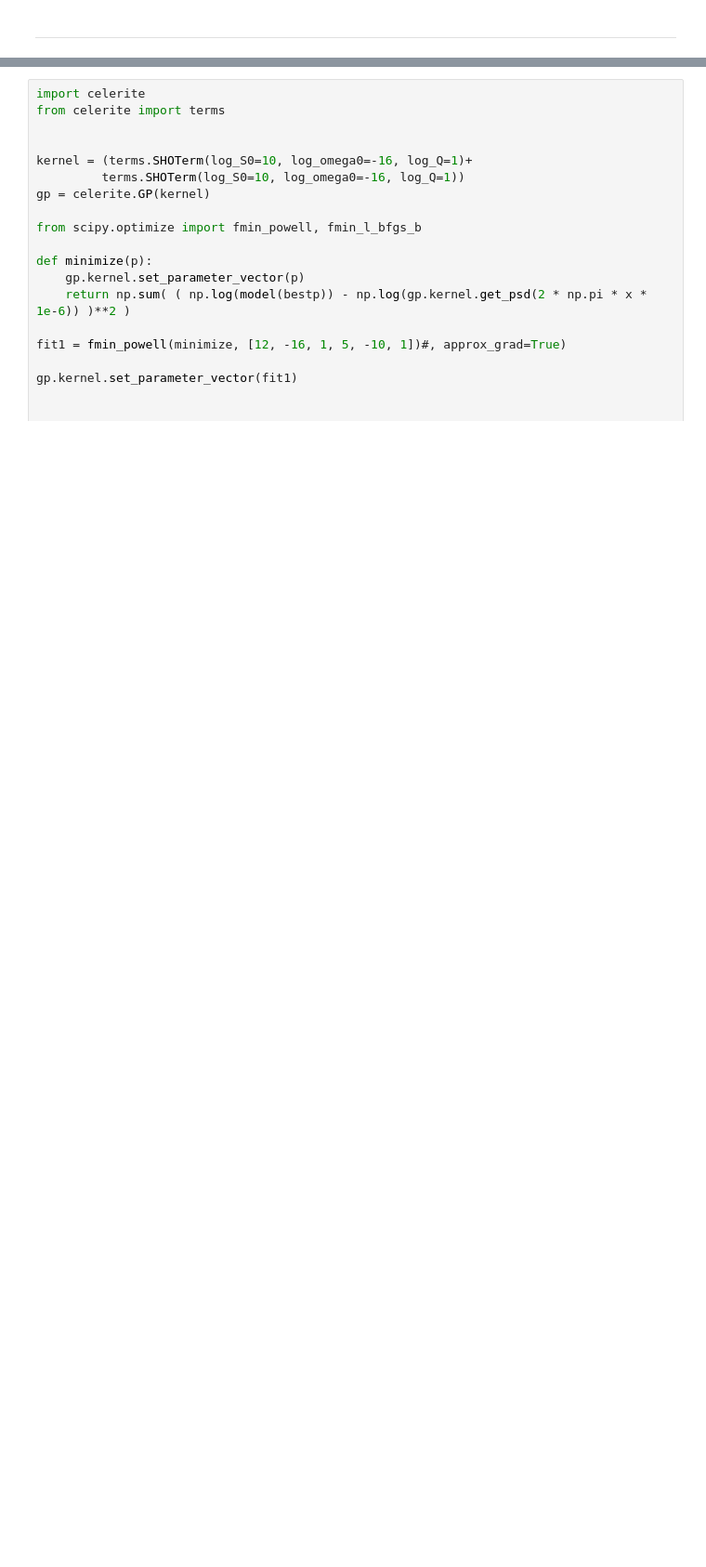
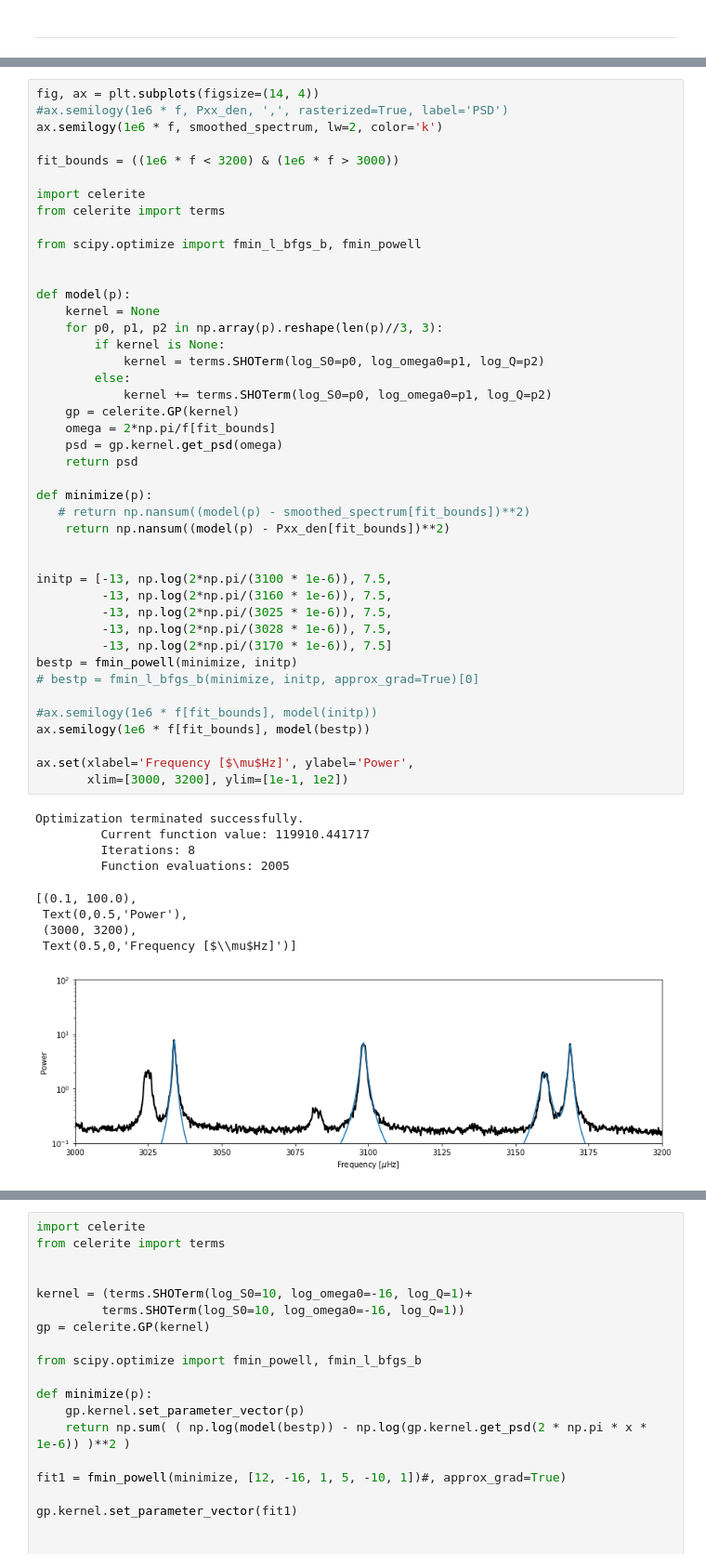
Before and after one commit to bmorris3/virgopsd, a Jupyter notebook: virgo.ipynb, the cells around one changed output, grey strips where cells are left out. Shown: that part at 93% size. Cells and saved outputs as stored; diff of their text form; blank space fills up the shorter version.

```diff
--- a/virgo.ipynb
+++ b/virgo.ipynb
@@ -134,0 +167,53 @@ ax.set(xlabel='Frequency [$\mu$Hz]', ylabel='Power',
+# %%
+fig, ax = plt.subplots(figsize=(14, 4))
+#ax.semilogy(1e6 * f, Pxx_den, ',', rasterized=True, label='PSD')
+ax.semilogy(1e6 * f, smoothed_spectrum, lw=2, color='k')
+
+fit_bounds = ((1e6 * f < 3200) & (1e6 * f > 3000))
+
+import celerite
+from celerite import terms
+
+from scipy.optimize import fmin_l_bfgs_b, fmin_powell
+
+
+def model(p):
+    kernel = None
+    for p0, p1, p2 in np.array(p).reshape(len(p)//3, 3):
+        if kernel is None:
+            kernel = terms.SHOTerm(log_S0=p0, log_omega0=p1, log_Q=p2)
+        else:
+            kernel += terms.SHOTerm(log_S0=p0, log_omega0=p1, log_Q=p2)
+    gp = celerite.GP(kernel)
+    omega = 2*np.pi/f[fit_bounds]
+    psd = gp.kernel.get_psd(omega)
+    return psd
+
+def minimize(p):
+   # return np.nansum((model(p) - smoothed_spectrum[fit_bounds])**2)
+    return np.nansum((model(p) - Pxx_den[fit_bounds])**2)
+
+
+initp = [-13, np.log(2*np.pi/(3100 * 1e-6)), 7.5,
+         -13, np.log(2*np.pi/(3160 * 1e-6)), 7.5,
+         -13, np.log(2*np.pi/(3025 * 1e-6)), 7.5,
+         -13, np.log(2*np.pi/(3028 * 1e-6)), 7.5,
+         -13, np.log(2*np.pi/(3170 * 1e-6)), 7.5]
+bestp = fmin_powell(minimize, initp)
+# bestp = fmin_l_bfgs_b(minimize, initp, approx_grad=True)[0]
+
+#ax.semilogy(1e6 * f[fit_bounds], model(initp))
+ax.semilogy(1e6 * f[fit_bounds], model(bestp))
+
+ax.set(xlabel='Frequency [$\mu$Hz]', ylabel='Power',
+       xlim=[3000, 3200], ylim=[1e-1, 1e2])
+# %% [output]
+Optimization terminated successfully.
+         Current function value: 119910.441717
+         Iterations: 8
+         Function evaluations: 2005
+[(0.1, 100.0),
+ Text(0,0.5,'Power'),
+ (3000, 3200),
+ Text(0.5,0,'Frequency [$\\mu$Hz]')]
+[figure, added]
```
Also changed, not shown: parts of 5 cells of this notebook.
